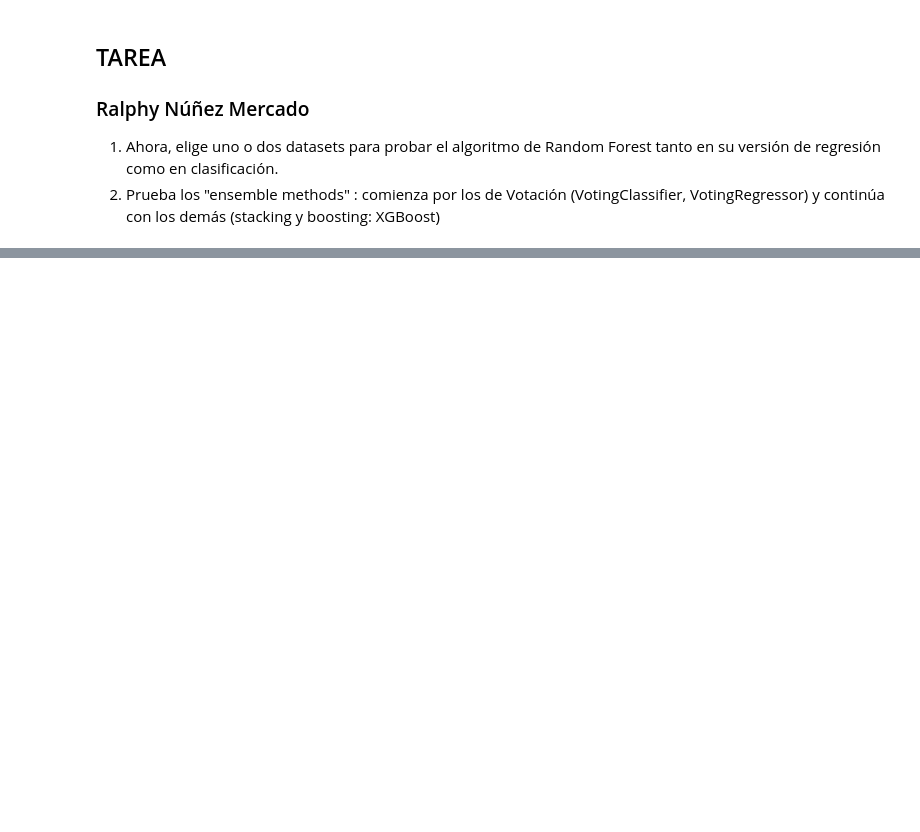
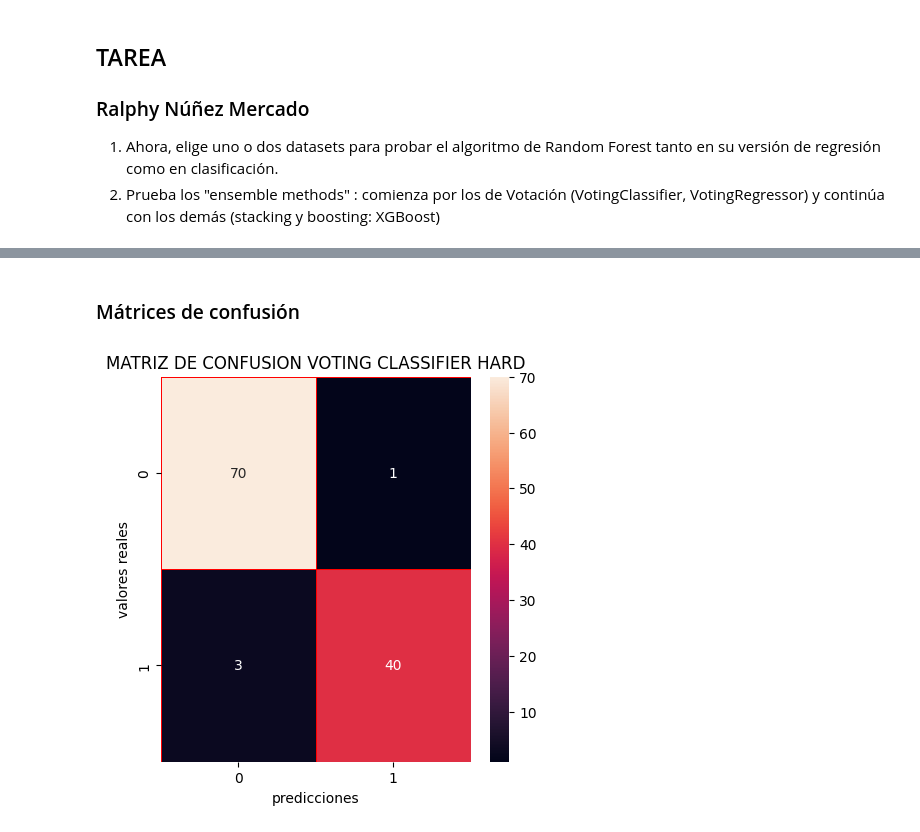
Before and after one commit to RalphNM1/InteligenciaArtificial, a Jupyter notebook: Ejercicios/RandomForest/random_forest.ipynb, the cells around one changed output, grey strips where cells are left out. Saved outputs shown, nothing was run; the diff lists cells and outputs as text; code cells hidden in the pictures; blank space fills up the shorter version.

```diff
--- a/Ejercicios/RandomForest/random_forest.ipynb
+++ b/Ejercicios/RandomForest/random_forest.ipynb
@@ -141,0 +194,4 @@ Please also refer to the documentation for alternative solver options:
+# %%
+scaler = StandardScaler()
+X_train_cancer_escalado = scaler.fit_transform(X_train_cancer)
+X_test_cancer_escalado = scaler.transform(X_test_cancer)
@@ -141,0 +200,19 @@ Please also refer to the documentation for alternative solver options:
+# %%
+clf1 = LogisticRegression(random_state=1,max_iter=500)
+clf2 = RandomForestClassifier(n_estimators=50, random_state=1)
+clf3 = GaussianNB()
+
+eclf1 = VotingClassifier(estimators=[
+        ('lr', clf1), ('rf', clf2), ('gnb', clf3)], voting='hard')
+
+eclf1 = eclf1.fit(X_train_cancer_escalado, y_train_cancer)
+
+
+eclf2 = VotingClassifier(estimators=[
+        ('lr', clf1), ('rf', clf2), ('gnb', clf3)], voting='soft')
+
+eclf2 = eclf2.fit(X_train_cancer_escalado, y_train_cancer)
+
+
+pred_cancer_votingClassifier_hard = eclf1.predict(X_test_cancer_escalado)
+pred_cancer_votingClassifier2_soft = eclf2.predict(X_test_cancer_escalado)
@@ -141,0 +243,14 @@ Please also refer to the documentation for alternative solver options:
+# %% [markdown]
+### Mátrices de confusión
+# %%
+cm= confusion_matrix(y_test_cancer,pred_cancer_votingClassifier_hard)
+
+f, ax =plt.subplots(figsize = (5,5))
+
+sns.heatmap(cm,annot = True, linewidths= 0.5, linecolor="red", fmt=".0f", ax=ax)
+plt.xlabel("predicciones")
+plt.ylabel("valores reales")
+plt.title("MATRIZ DE CONFUSION VOTING CLASSIFIER HARD")
+plt.show()
+# %% [output]
+[figure, added]
```
Also changed, not shown: parts of 60 cells of this notebook, 1 other file.
